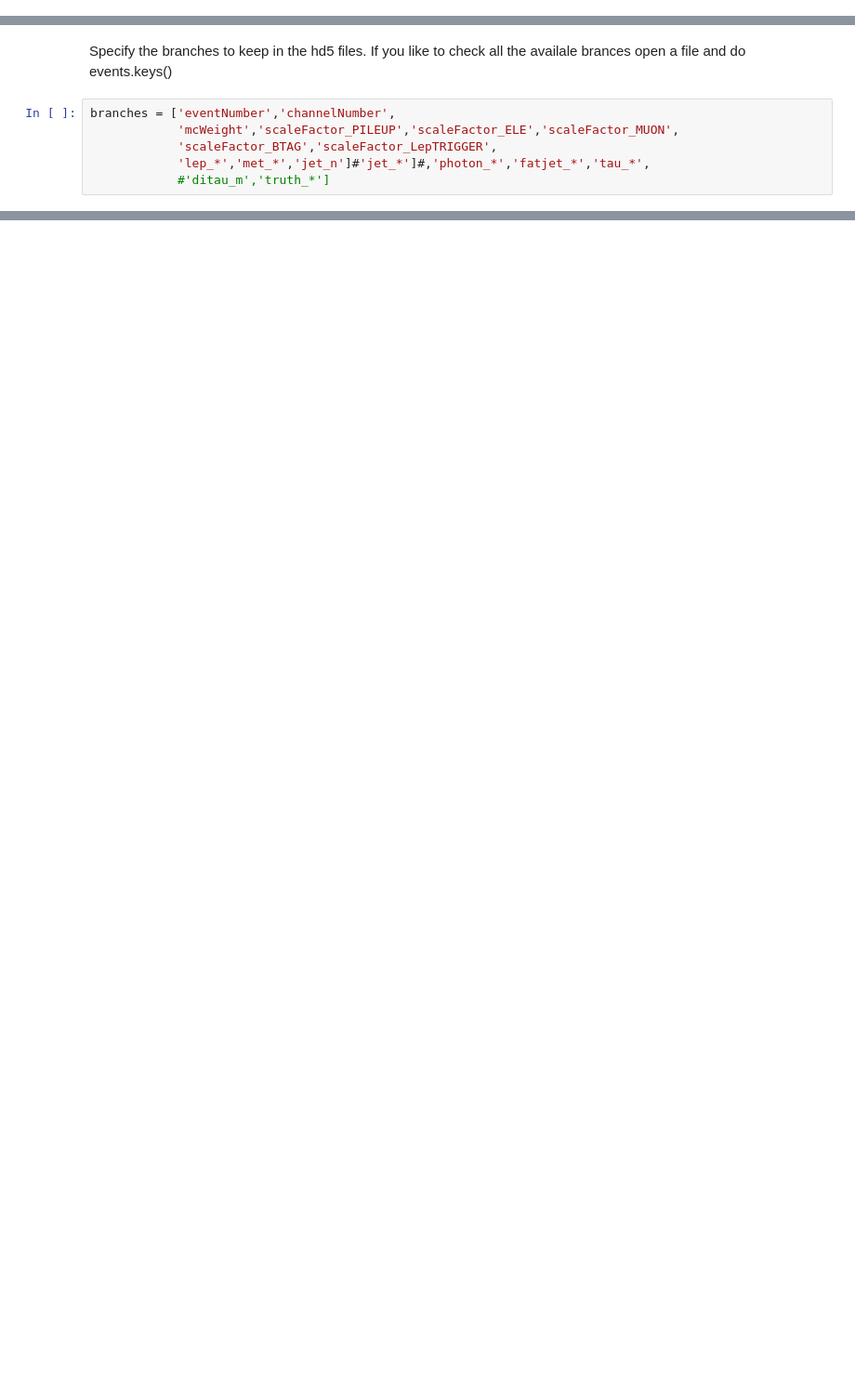
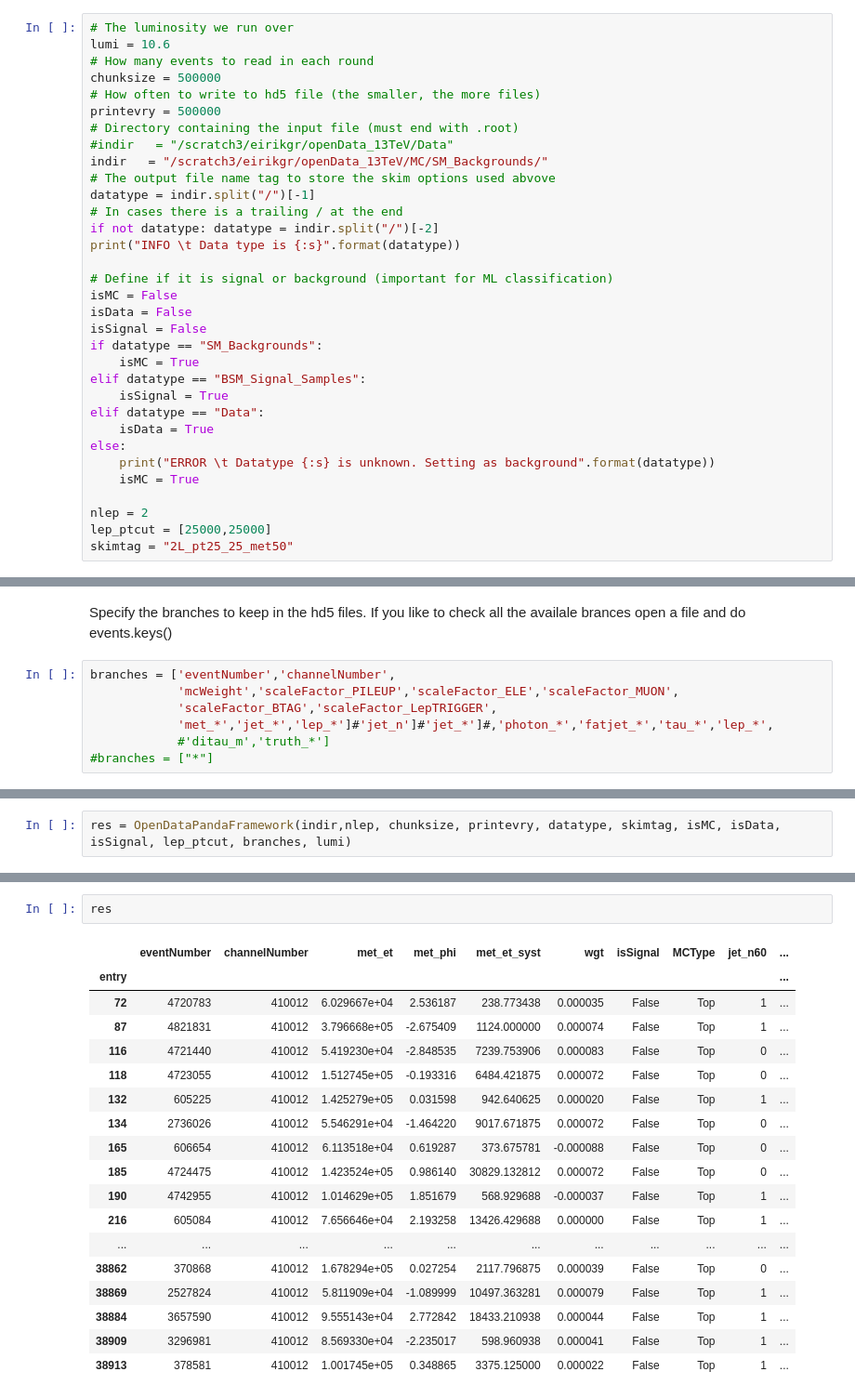
Before and after one commit to eirikgr/FYS5555, a Jupyter notebook: ML_Analysis/OsloML/ReadRootFiles.ipynb, the cells around one changed output, grey strips where cells are left out. Shown: that part at 93% size. Saved outputs shown, nothing was run; the diff lists cells and outputs as text; blank space fills up the shorter version.

Commit message:
Updated reading of root and making of pandas

```diff
--- a/ML_Analysis/OsloML/ReadRootFiles.ipynb
+++ b/ML_Analysis/OsloML/ReadRootFiles.ipynb
@@ -72,0 +8,33 @@ def skimming(lep_n,lep_pt,met):
+# %%
+# The luminosity we run over
+lumi = 10.6
+# How many events to read in each round
+chunksize = 500000
+# How often to write to hd5 file (the smaller, the more files)
+printevry = 500000
+# Directory containing the input file (must end with .root)
+#indir   = "/scratch3/eirikgr/openData_13TeV/Data"
+indir   = "/scratch3/eirikgr/openData_13TeV/MC/SM_Backgrounds/"
+# The output file name tag to store the skim options used abvove
+datatype = indir.split("/")[-1]
+# In cases there is a trailing / at the end
+if not datatype: datatype = indir.split("/")[-2]
+print("INFO \t Data type is {:s}".format(datatype))
+
+# Define if it is signal or background (important for ML classification)
+isMC = False
+isData = False
+isSignal = False
+if datatype == "SM_Backgrounds":
+    isMC = True
+elif datatype == "BSM_Signal_Samples":
+    isSignal = True
+elif datatype == "Data":
+    isData = True
+else:
+    print("ERROR \t Datatype {:s} is unknown. Setting as background".format(datatype))
+    isMC = True
+
+nlep = 2
+lep_ptcut = [25000,25000]
+skimtag = "2L_pt25_25_met50"
@@ -76,5 +46,6 @@ Specify the branches to keep in the hd5 files. If you like to check all the avai
 branches = ['eventNumber','channelNumber',
             'mcWeight','scaleFactor_PILEUP','scaleFactor_ELE','scaleFactor_MUON',
             'scaleFactor_BTAG','scaleFactor_LepTRIGGER',
-            'lep_*','met_*','jet_n']#'jet_*']#,'photon_*','fatjet_*','tau_*',
+            'met_*','jet_*','lep_*']#'jet_n']#'jet_*']#,'photon_*','fatjet_*','tau_*','lep_*',
             #'ditau_m','truth_*']
+#branches = ["*"]
@@ -258,0 +52,2 @@ del [result]
+# %%
+res = OpenDataPandaFramework(indir,nlep, chunksize, printevry, datatype, skimtag, isMC, isData, isSignal, lep_ptcut, branches, lumi)
@@ -258,0 +61,21 @@ del [result]
+# %%
+res
+# %% [output]
+|  | eventNumber | channelNumber | met_et | met_phi | met_et_syst | wgt | isSignal | MCType | jet_n60 | ... |
+| entry |  |  |  |  |  |  |  |  |  | ... |
+| 72 | 4720783 | 410012 | 6.029667e+04 | 2.536187 | 238.773438 | 0.000035 | False | Top | 1 | ... |
+| 87 | 4821831 | 410012 | 3.796668e+05 | -2.675409 | 1124.000000 | 0.000074 | False | Top | 1 | ... |
+| 116 | 4721440 | 410012 | 5.419230e+04 | -2.848535 | 7239.753906 | 0.000083 | False | Top | 0 | ... |
+| 118 | 4723055 | 410012 | 1.512745e+05 | -0.193316 | 6484.421875 | 0.000072 | False | Top | 0 | ... |
+| 132 | 605225 | 410012 | 1.425279e+05 | 0.031598 | 942.640625 | 0.000020 | False | Top | 1 | ... |
+| 134 | 2736026 | 410012 | 5.546291e+04 | -1.464220 | 9017.671875 | 0.000072 | False | Top | 0 | ... |
+| 165 | 606654 | 410012 | 6.113518e+04 | 0.619287 | 373.675781 | -0.000088 | False | Top | 0 | ... |
+| 185 | 4724475 | 410012 | 1.423524e+05 | 0.986140 | 30829.132812 | 0.000072 | False | Top | 0 | ... |
+| 190 | 4742955 | 410012 | 1.014629e+05 | 1.851679 | 568.929688 | -0.000037 | False | Top | 1 | ... |
+| 216 | 605084 | 410012 | 7.656646e+04 | 2.193258 | 13426.429688 | 0.000000 | False | Top | 1 | ... |
+| ... | ... | ... | ... | ... | ... | ... | ... | ... | ... | ... |
+| 38862 | 370868 | 410012 | 1.678294e+05 | 0.027254 | 2117.796875 | 0.000039 | False | Top | 0 | ... |
+| 38869 | 2527824 | 410012 | 5.811909e+04 | -1.089999 | 10497.363281 | 0.000079 | False | Top | 1 | ... |
+| 38884 | 3657590 | 410012 | 9.555143e+04 | 2.772842 | 18433.210938 | 0.000044 | False | Top | 1 | ... |
+| 38909 | 3296981 | 410012 | 8.569330e+04 | -2.235017 | 598.960938 | 0.000041 | False | Top | 1 | ... |
+| 38913 | 378581 | 410012 | 1.001745e+05 | 0.348865 | 3375.125000 | 0.000022 | False | Top | 1 | ... |
```
Also changed, not shown: parts of 19 cells of this notebook, 1 other file.
